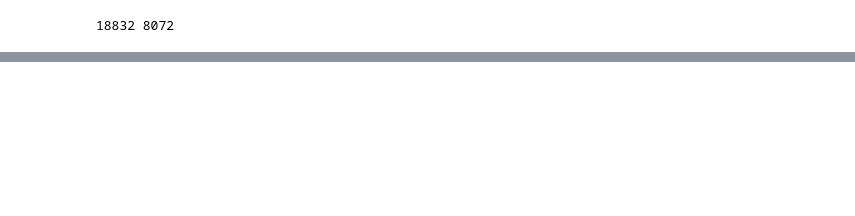
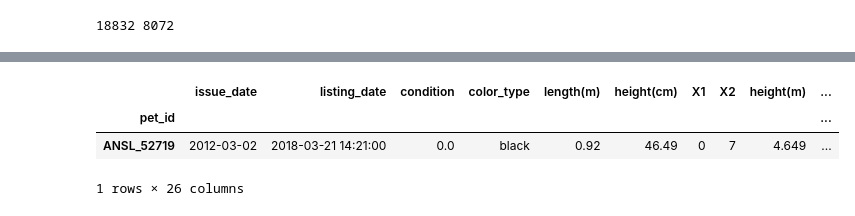
Before and after one commit to ShaunakSen/Data-Science-and-Machine-Learning, a Jupyter notebook: Hackerearth Project - Pet Adoption/Hackerearth ML Project - Pet Adoption.ipynb, the cells around one changed output, grey strips where cells are left out. Drawn from its saved outputs; the diff is of its cells as text; code cells hidden in the pictures; blank space fills up the shorter version.

```diff
--- a/Hackerearth Project - Pet Adoption/Hackerearth ML Project - Pet Adoption.ipynb
+++ b/Hackerearth Project - Pet Adoption/Hackerearth ML Project - Pet Adoption.ipynb
@@ -906,0 +1064,8 @@ te_df[['color_type', 'generic_color', 'special_tag']].sample(10)
+# %%
+### random check for data correctness
+te_df.query('`length(m)` == 0.92 and `height(cm)`==46.49')
+# %% [output]
+|  | issue_date | listing_date | condition | color_type | length(m) | height(cm) | X1 | X2 | height(m) | ... |
+| pet_id |  |  |  |  |  |  |  |  |  | ... |
+| ANSL_52719 | 2012-03-02 | 2018-03-21 14:21:00 | 0.0 | black | 0.92 | 46.49 | 0 | 7 | 4.649 | ... |
+1 rows × 26 columns
```
Also changed, not shown: parts of 18 cells of this notebook.
